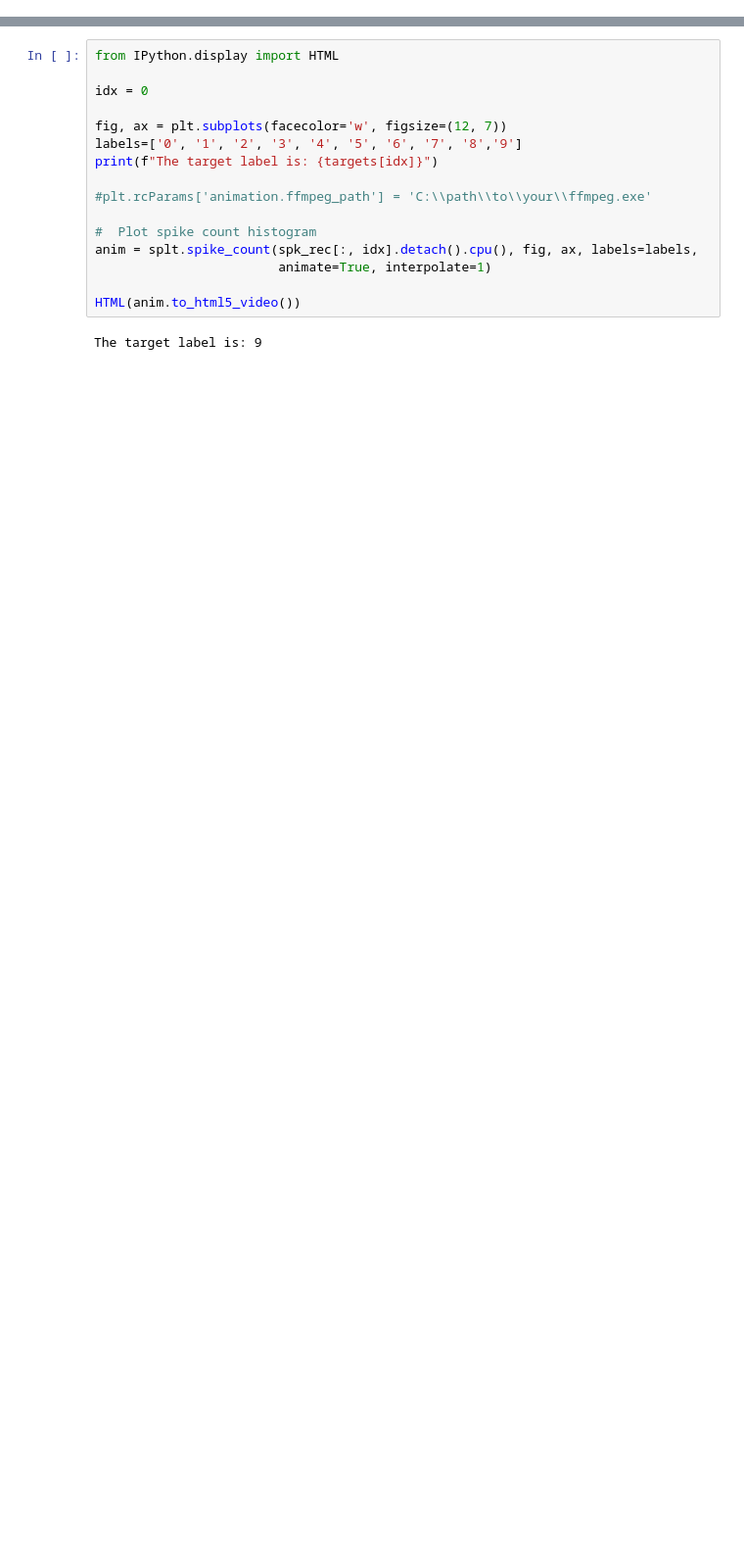
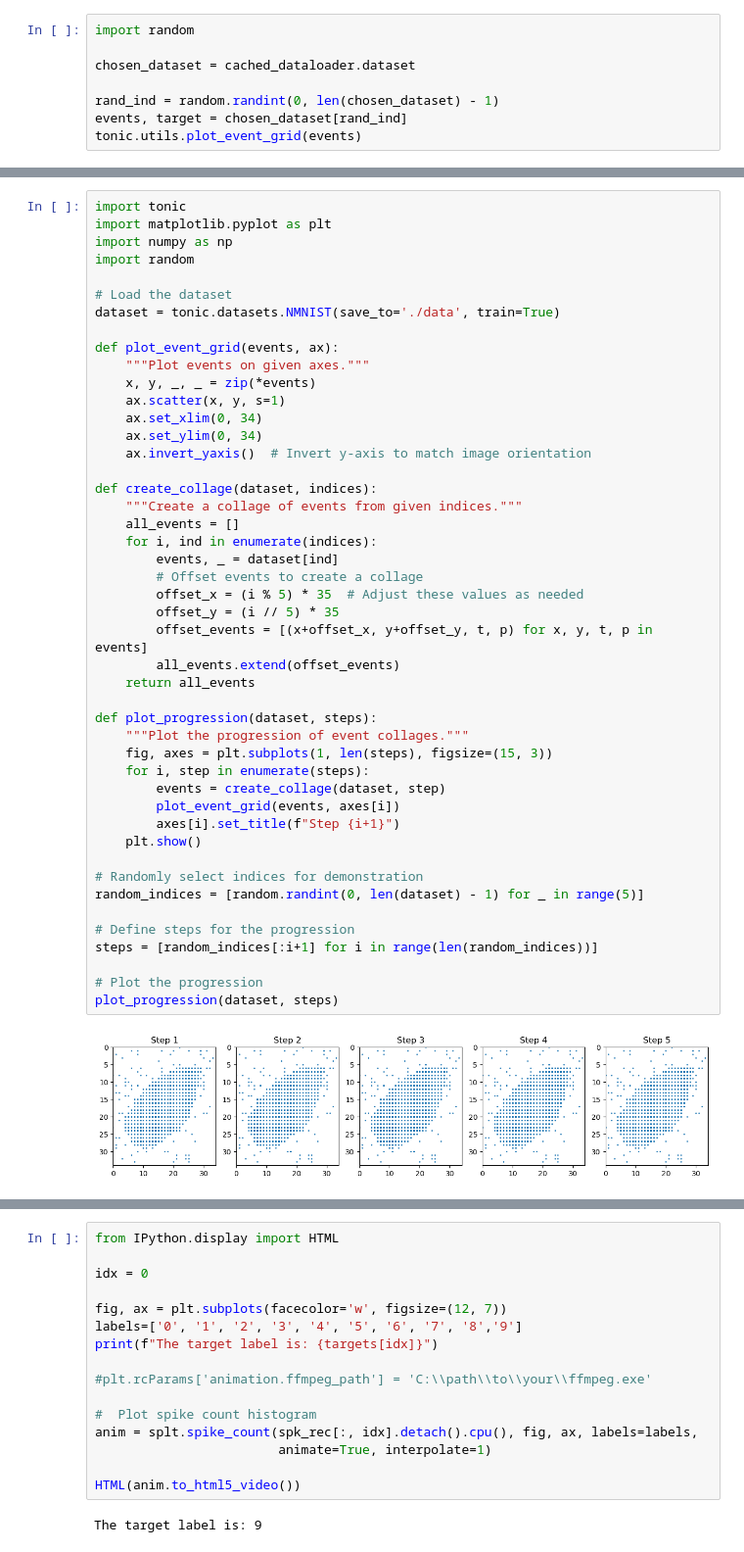
Before and after one commit to dennisripp/spiking_time_signature, a Jupyter notebook: neuromorphic_dataset.ipynb, the cells around one changed output, grey strips where cells are left out. Shown at 98% size. Saved outputs shown, nothing was run; the diff lists cells and outputs as text; blank space fills up the shorter version.

```diff
--- a/neuromorphic_dataset.ipynb
+++ b/neuromorphic_dataset.ipynb
@@ -74,0 +83,8 @@ def load_sample_batched():
+# %%
+import random
+
+chosen_dataset = cached_dataloader.dataset
+
+rand_ind = random.randint(0, len(chosen_dataset) - 1)
+events, target = chosen_dataset[rand_ind]
+tonic.utils.plot_event_grid(events)
@@ -75,3 +151,51 @@ def load_sample_batched():
+# %%
+import tonic
+import matplotlib.pyplot as plt
+import numpy as np
+import random
+
+# Load the dataset
+dataset = tonic.datasets.NMNIST(save_to='./data', train=True)
+
+def plot_event_grid(events, ax):
+    """Plot events on given axes."""
+    x, y, _, _ = zip(*events)
+    ax.scatter(x, y, s=1)
+    ax.set_xlim(0, 34)
+    ax.set_ylim(0, 34)
+    ax.invert_yaxis()  # Invert y-axis to match image orientation
+
+def create_collage(dataset, indices):
+    """Create a collage of events from given indices."""
+    all_events = []
+    for i, ind in enumerate(indices):
+        events, _ = dataset[ind]
+        # Offset events to create a collage
+        offset_x = (i % 5) * 35  # Adjust these values as needed
+        offset_y = (i // 5) * 35
+        offset_events = [(x+offset_x, y+offset_y, t, p) for x, y, t, p in events]
+        all_events.extend(offset_events)
+    return all_events
+
+def plot_progression(dataset, steps):
+    """Plot the progression of event collages."""
+    fig, axes = plt.subplots(1, len(steps), figsize=(15, 3))
+    for i, step in enumerate(steps):
+        events = create_collage(dataset, step)
+        plot_event_grid(events, axes[i])
+        axes[i].set_title(f"Step {i+1}")
+    plt.show()
+
+# Randomly select indices for demonstration
+random_indices = [random.randint(0, len(dataset) - 1) for _ in range(5)]
+
+# Define steps for the progression
+steps = [random_indices[:i+1] for i in range(len(random_indices))]
+
+# Plot the progression
+plot_progression(dataset, steps)
+# %% [output]
+[figure, added]
 # %%
 # training a network on the N-MNIST classification task
 
```
Also changed, not shown: parts of 13 cells of this notebook, 7 other files.
